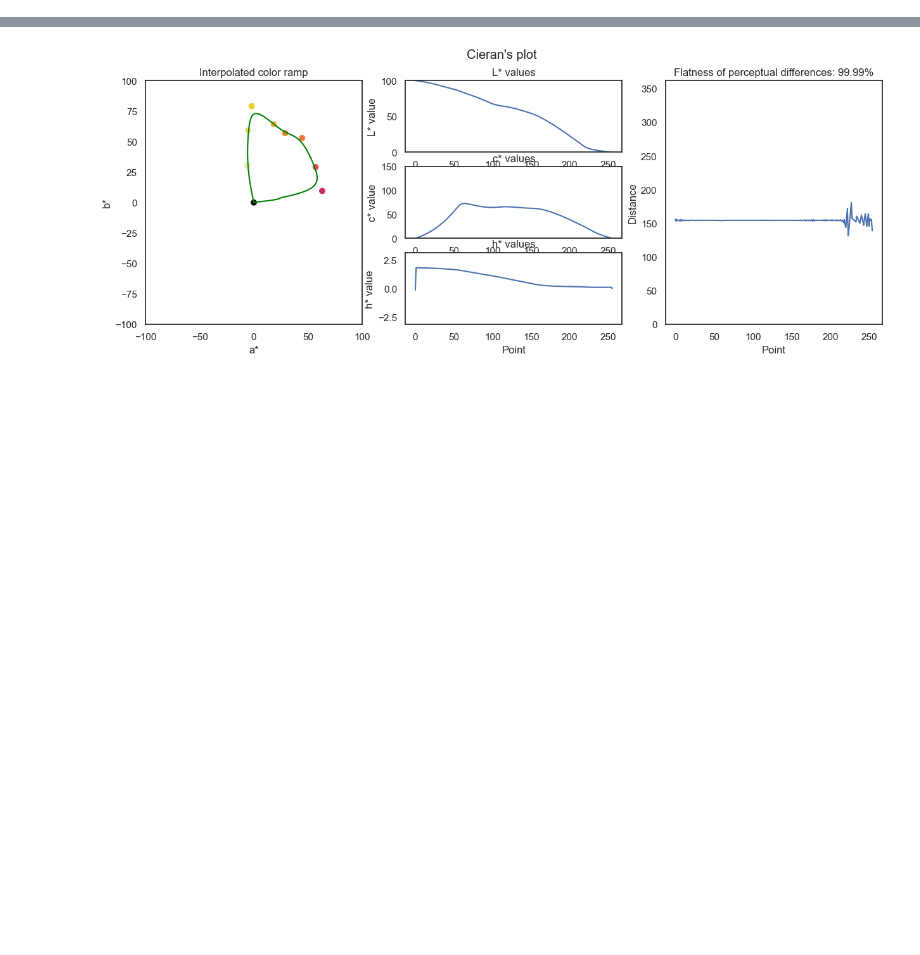
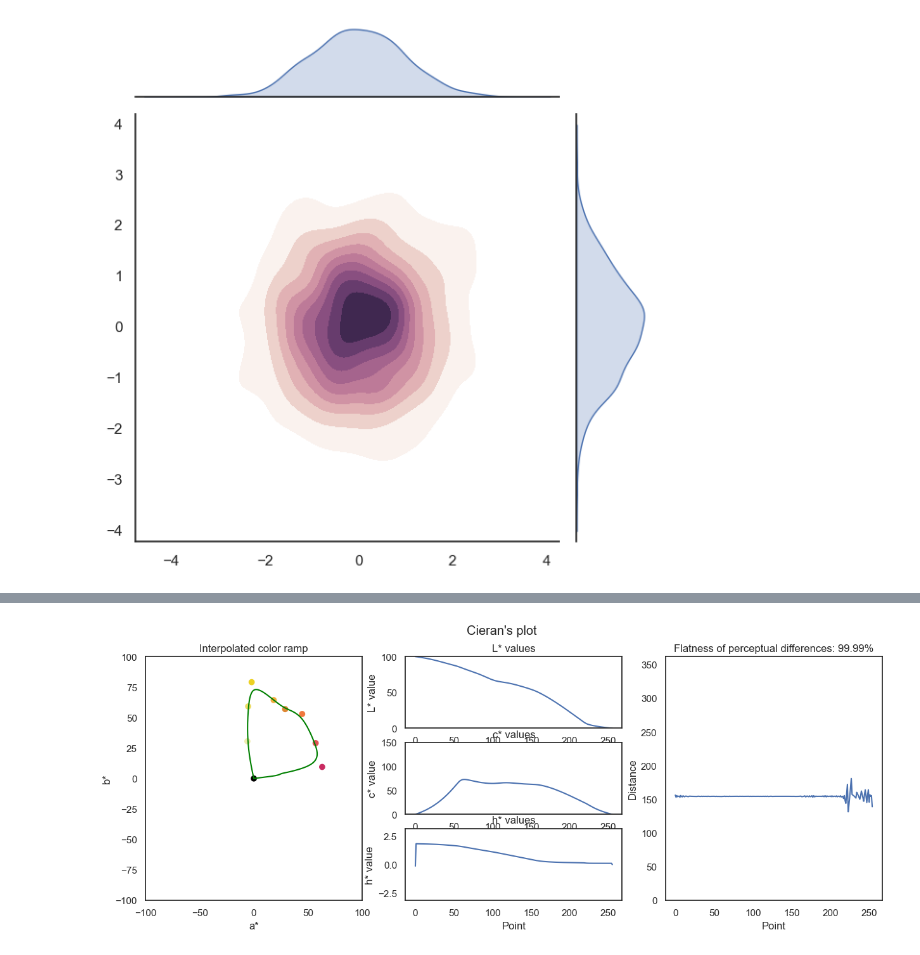
Before and after one commit to matthhong/cieran, a Jupyter notebook: example.ipynb, the cells around one changed output, grey strips where cells are left out. Saved outputs shown, nothing was run; the diff lists cells and outputs as text; code cells hidden in the pictures; blank space fills up the shorter version.

```diff
--- a/example.ipynb
+++ b/example.ipynb
@@ -23,0 +73,4 @@ def draw_kde(cmap):
+# %%
+draw_hexbin(sns.cubehelix_palette(start=15, light=1, as_cmap=True))
+# %% [output]
+[figure, added]
```
Also changed, not shown: parts of 9 cells of this notebook.
